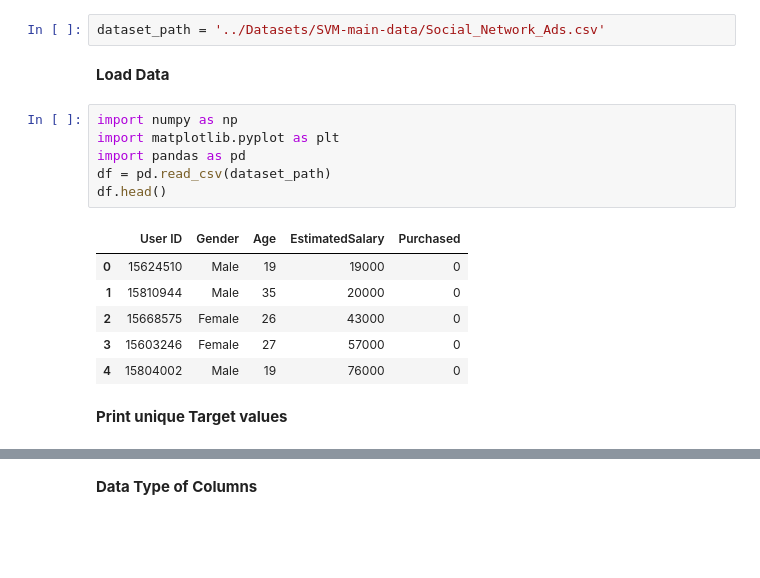
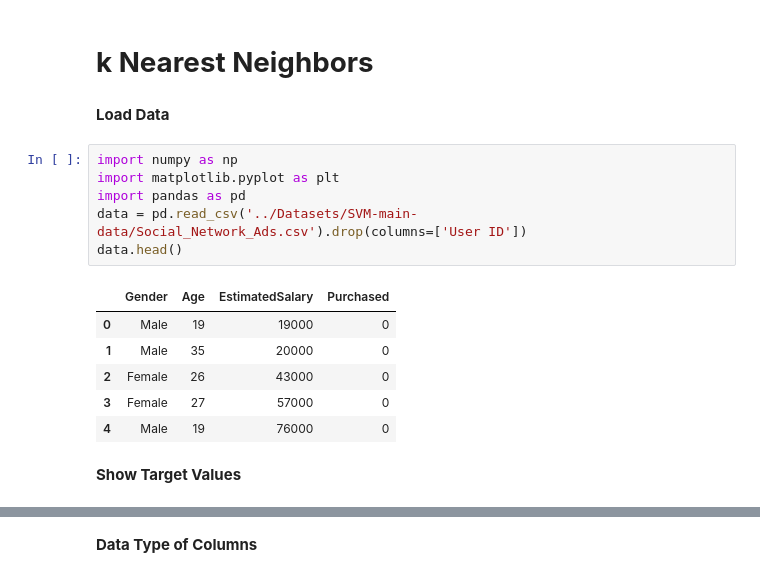
Before and after one commit to MoWafy001/AI-Project, a Jupyter notebook: KNN/KNN.ipynb, the cells around one changed output, grey strips where cells are left out. Cells and saved outputs as stored; diff of their text form; blank space fills up the shorter version.

```diff
--- a/KNN/KNN.ipynb
+++ b/KNN/KNN.ipynb
@@ -1,21 +1,21 @@
-# %%
-dataset_path = '../Datasets/SVM-main-data/Social_Network_Ads.csv'
+# %% [markdown]
+# **k Nearest Neighbors**
 # %% [markdown]
 **Load Data**
 # %%
 import numpy as np
 import matplotlib.pyplot as plt
 import pandas as pd
-df = pd.read_csv(dataset_path)
-df.head()
+data = pd.read_csv('../Datasets/SVM-main-data/Social_Network_Ads.csv').drop(columns=['User ID'])
+data.head()
 # %% [output]
-|  | User ID | Gender | Age | EstimatedSalary | Purchased |
-| 0 | 15624510 | Male | 19 | 19000 | 0 |
-| 1 | 15810944 | Male | 35 | 20000 | 0 |
-| 2 | 15668575 | Female | 26 | 43000 | 0 |
-| 3 | 15603246 | Female | 27 | 57000 | 0 |
-| 4 | 15804002 | Male | 19 | 76000 | 0 |
+|  | Gender | Age | EstimatedSalary | Purchased |
+| 0 | Male | 19 | 19000 | 0 |
+| 1 | Male | 35 | 20000 | 0 |
+| 2 | Female | 26 | 43000 | 0 |
+| 3 | Female | 27 | 57000 | 0 |
+| 4 | Male | 19 | 76000 | 0 |
-# %% [markdown]
-**Print unique Target values**
+# %% [markdown]
+**Show Target Values**
 # %%
 # Extract the values of the 'Purchased' column
```
Also changed, not shown: parts of 35 cells of this notebook, 4 other files.
